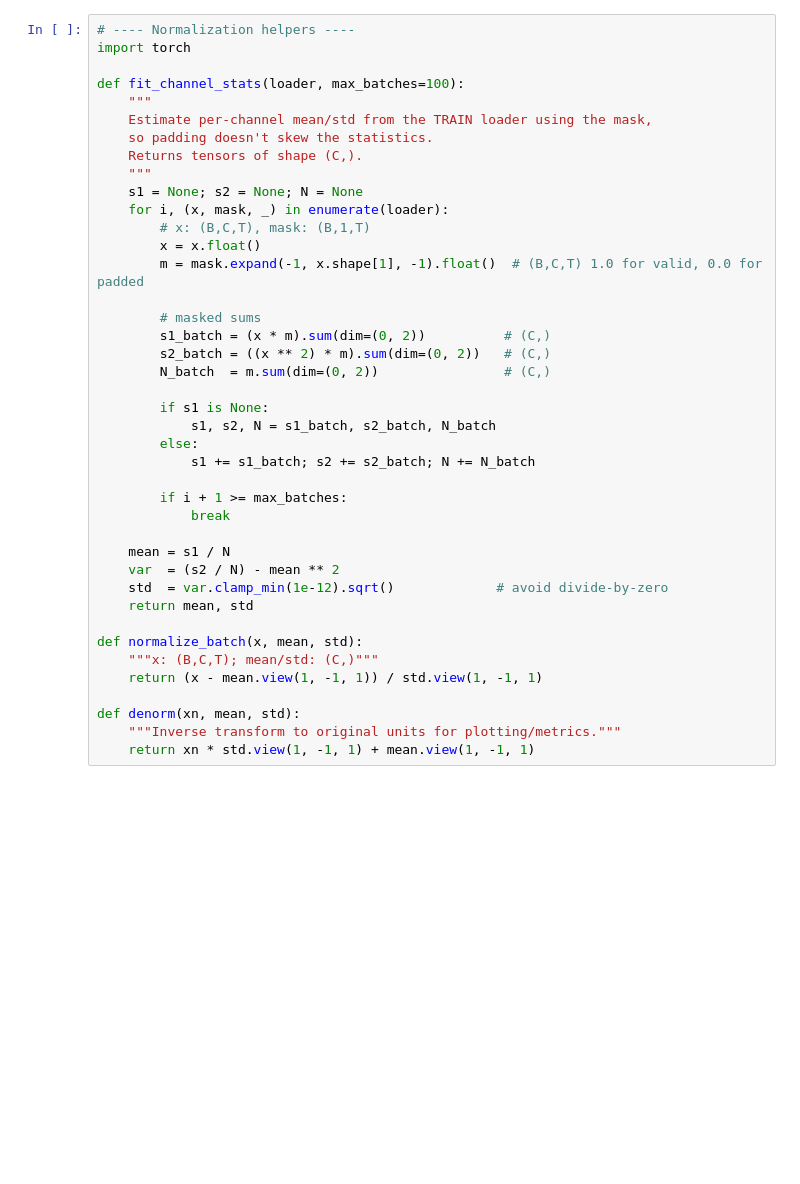
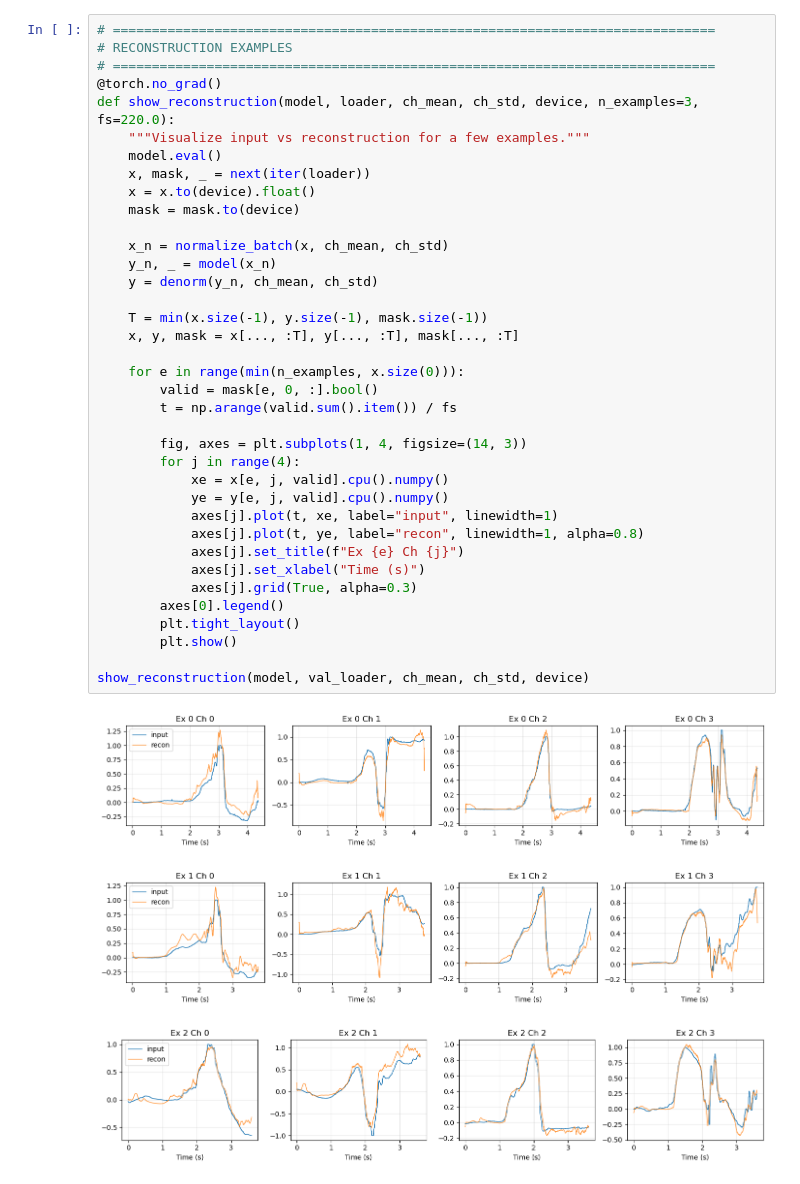
Before and after one commit to tzheng846/baseball_data, a Jupyter notebook: main.ipynb, the cells around one changed output. Saved outputs shown, nothing was run; the diff lists cells and outputs as text; blank space fills up the shorter version.

```diff
--- a/main.ipynb
+++ b/main.ipynb
@@ -650,42 +343,42 @@ class CAE1D_L1Smooth(nn.Module):
 # %%
-# ---- Normalization helpers ----
-import torch
+# =============================================================================
+# RECONSTRUCTION EXAMPLES
+# =============================================================================
+@torch.no_grad()
+def show_reconstruction(model, loader, ch_mean, ch_std, device, n_examples=3, fs=220.0):
+    """Visualize input vs reconstruction for a few examples."""
+    model.eval()
+    x, mask, _ = next(iter(loader))
+    x = x.to(device).float()
+    mask = mask.to(device)
 
-def fit_channel_stats(loader, max_batches=100):
-    """
-    Estimate per-channel mean/std from the TRAIN loader using the mask,
-    so padding doesn't skew the statistics.
-    Returns tensors of shape (C,).
-    """
-    s1 = None; s2 = None; N = None
-    for i, (x, mask, _) in enumerate(loader):
-        # x: (B,C,T), mask: (B,1,T)
-        x = x.float()
-        m = mask.expand(-1, x.shape[1], -1).float()  # (B,C,T) 1.0 for valid, 0.0 for padded
+    x_n = normalize_batch(x, ch_mean, ch_std)
+    y_n, _ = model(x_n)
+    y = denorm(y_n, ch_mean, ch_std)
 
-        # masked sums
-        s1_batch = (x * m).sum(dim=(0, 2))          # (C,)
-        s2_batch = ((x ** 2) * m).sum(dim=(0, 2))   # (C,)
-        N_batch  = m.sum(dim=(0, 2))                # (C,)
+    T = min(x.size(-1), y.size(-1), mask.size(-1))
+    x, y, mask = x[..., :T], y[..., :T], mask[..., :T]
 
-        if s1 is None:
-            s1, s2, N = s1_batch, s2_batch, N_batch
-        else:
-            s1 += s1_batch; s2 += s2_batch; N += N_batch
+    for e in range(min(n_examples, x.size(0))):
+        valid = mask[e, 0, :].bool()
+        t = np.arange(valid.sum().item()) / fs
 
-        if i + 1 >= max_batches:
-            break
+        fig, axes = plt.subplots(1, 4, figsize=(14, 3))
+        for j in range(4):
+            xe = x[e, j, valid].cpu().numpy()
+            ye = y[e, j, valid].cpu().numpy()
+            axes[j].plot(t, xe, label="input", linewidth=1)
+            axes[j].plot(t, ye, label="recon", linewidth=1, alpha=0.8)
+            axes[j].set_title(f"Ex {e} Ch {j}")
+            axes[j].set_xlabel("Time (s)")
+            axes[j].grid(True, alpha=0.3)
+        axes[0].legend()
+        plt.tight_layout()
+        plt.show()
 
-    mean = s1 / N
-    var  = (s2 / N) - mean ** 2
-    std  = var.clamp_min(1e-12).sqrt()             # avoid divide-by-zero
-    return mean, std
-
-def normalize_batch(x, mean, std):
-    """x: (B,C,T); mean/std: (C,)"""
-    return (x - mean.view(1, -1, 1)) / std.view(1, -1, 1)
-
-def denorm(xn, mean, std):
-    """Inverse transform to original units for plotting/metrics."""
-    return xn * std.view(1, -1, 1) + mean.view(1, -1, 1)
+show_reconstruction(model, val_loader, ch_mean, ch_std, device)
+# %% [output]
+[figure, added]
+[figure, added]
+[figure, added]
 # %%
```
Also changed, not shown: parts of 20 cells of this notebook, 1 other file.
